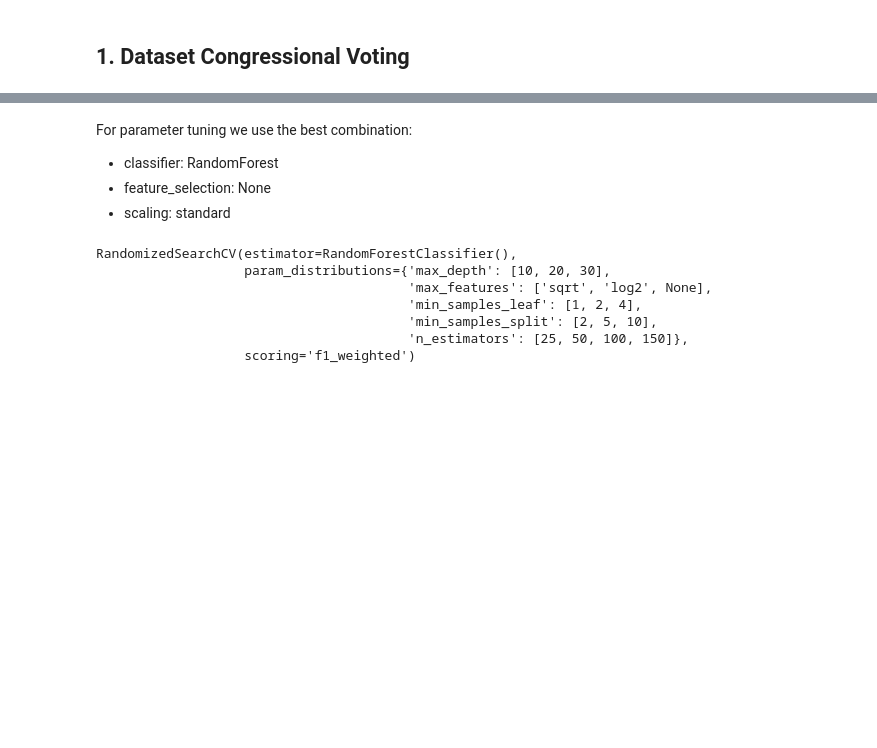
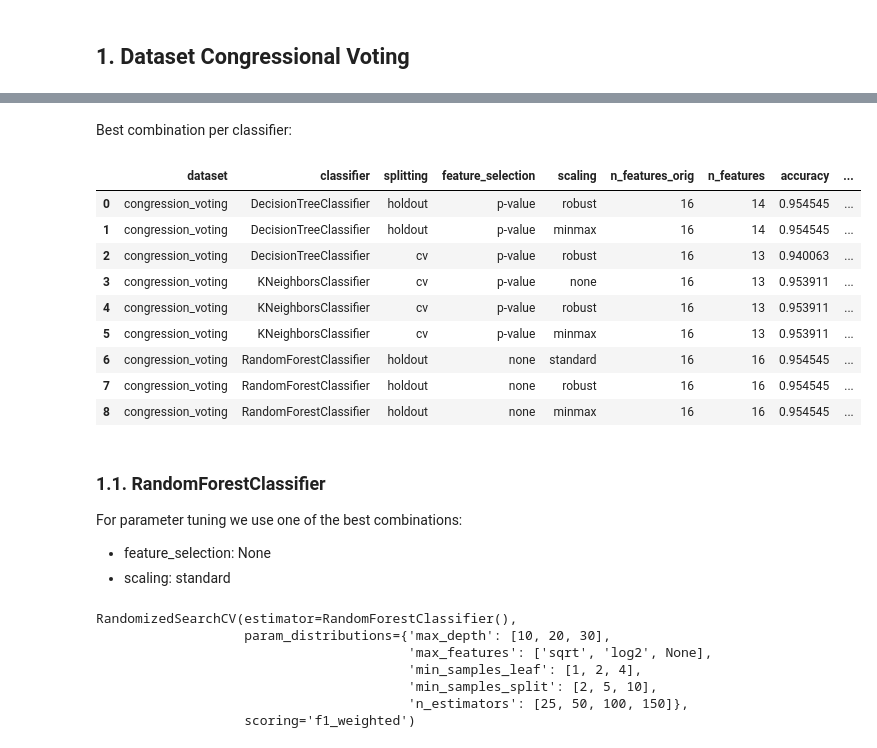
Before and after one commit to izsom/MachineLearning23ws, a Jupyter notebook: Exercise1/parameter_tuning.ipynb, the cells around one changed output, grey strips where cells are left out. Cells and saved outputs as stored; diff of their text form; code cells hidden in the pictures; blank space fills up the shorter version.

Commit message:
Parameter tuning done

```diff
--- a/Exercise1/parameter_tuning.ipynb
+++ b/Exercise1/parameter_tuning.ipynb
@@ -44,6 +41,23 @@ congressional_voting_results.nlargest(5, 'f1')
+# %% [markdown]
+Best combination per classifier:
+# %%
+top_per_classifier = congressional_voting_results.groupby('classifier').apply(lambda group: group.nlargest(3, 'f1')).reset_index(drop=True)
+
+top_per_classifier
+# %% [output]
+|  | dataset | classifier | splitting | feature_selection | scaling | n_features_orig | n_features | accuracy | ... |
+| 0 | congression_voting | DecisionTreeClassifier | holdout | p-value | robust | 16 | 14 | 0.954545 | ... |
+| 1 | congression_voting | DecisionTreeClassifier | holdout | p-value | minmax | 16 | 14 | 0.954545 | ... |
+| 2 | congression_voting | DecisionTreeClassifier | cv | p-value | robust | 16 | 13 | 0.940063 | ... |
+| 3 | congression_voting | KNeighborsClassifier | cv | p-value | none | 16 | 13 | 0.953911 | ... |
+| 4 | congression_voting | KNeighborsClassifier | cv | p-value | robust | 16 | 13 | 0.953911 | ... |
+| 5 | congression_voting | KNeighborsClassifier | cv | p-value | minmax | 16 | 13 | 0.953911 | ... |
+| 6 | congression_voting | RandomForestClassifier | holdout | none | standard | 16 | 16 | 0.954545 | ... |
+| 7 | congression_voting | RandomForestClassifier | holdout | none | robust | 16 | 16 | 0.954545 | ... |
+| 8 | congression_voting | RandomForestClassifier | holdout | none | minmax | 16 | 16 | 0.954545 | ... |
 # %% [markdown]
-For parameter tuning we use the best combination:
-- classifier: RandomForest
+### 1.1. RandomForestClassifier
+For parameter tuning we use one of the best combinations:
 - feature_selection: None
 - scaling: standard
 # %%
```
Also changed, not shown: parts of 23 cells of this notebook, 2 other files.
